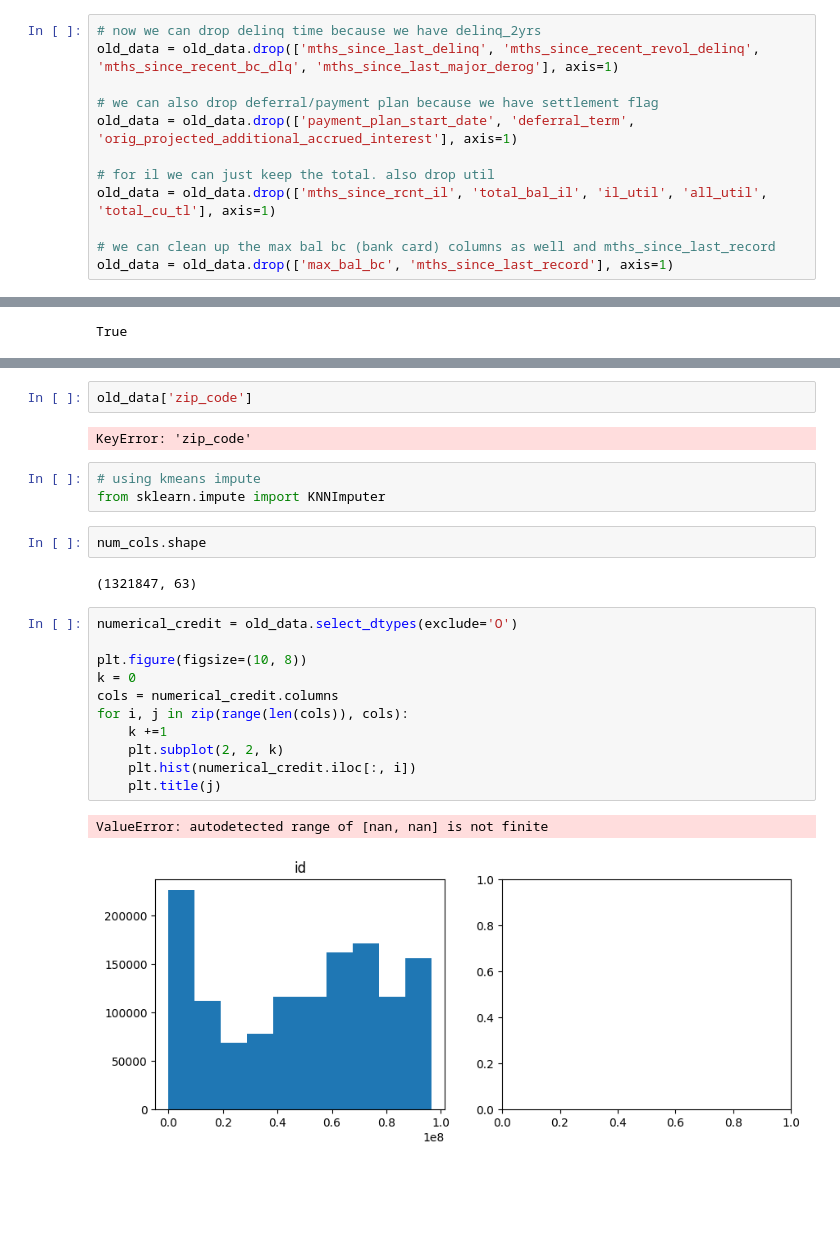
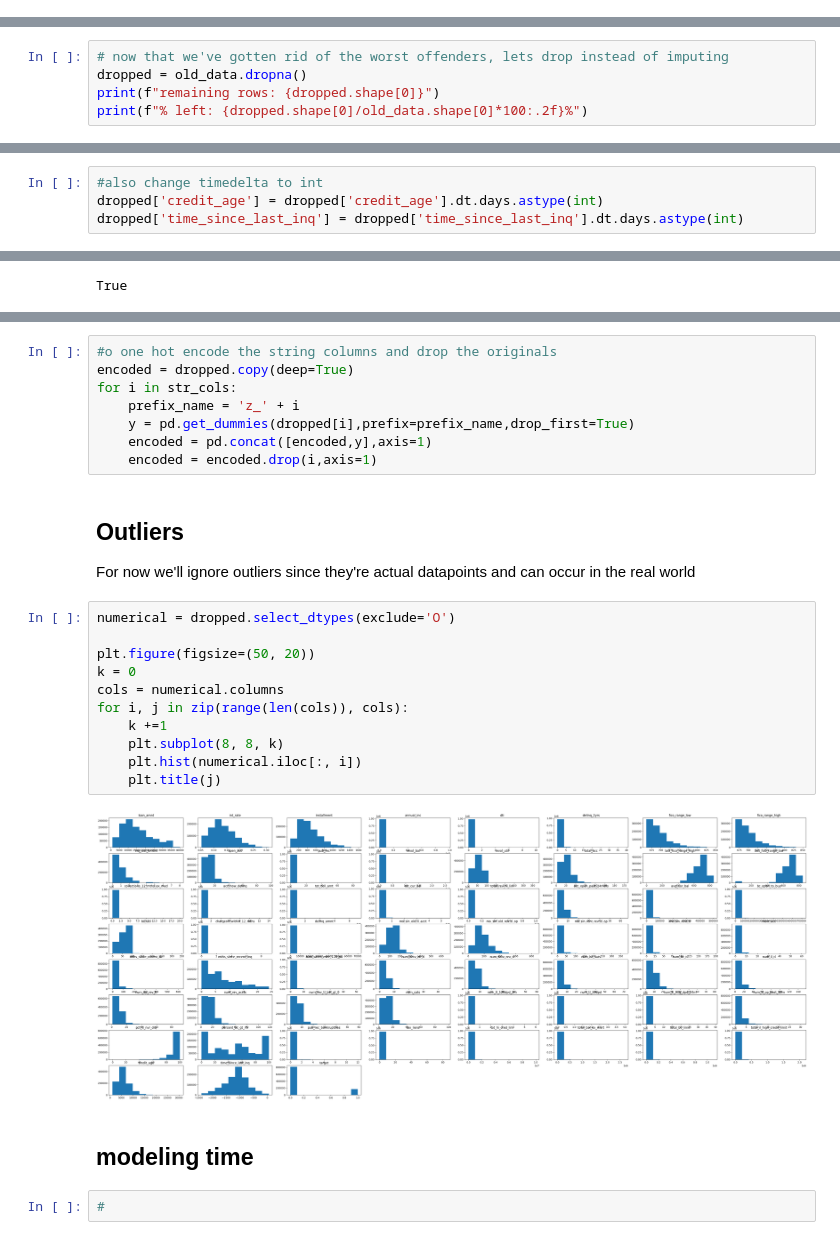
Before and after one commit to tdotkim/nw_msds, a Jupyter notebook: 451_financial_machine_learning/week_8/module8.ipynb, the cells around one changed output, grey strips where cells are left out. Cells and saved outputs as stored; diff of their text form; blank space fills up the shorter version.

```diff
--- a/451_financial_machine_learning/week_8/module8.ipynb
+++ b/451_financial_machine_learning/week_8/module8.ipynb
@@ -162,12 +110,0 @@ tempdf[tempdf[0] > .10]
-# %%
-# now we can drop delinq time because we have delinq_2yrs
-old_data = old_data.drop(['mths_since_last_delinq', 'mths_since_recent_revol_delinq', 'mths_since_recent_bc_dlq', 'mths_since_last_major_derog'], axis=1)
-
-# we can also drop deferral/payment plan because we have settlement flag
-old_data = old_data.drop(['payment_plan_start_date', 'deferral_term', 'orig_projected_additional_accrued_interest'], axis=1)
-
-# for il we can just keep the total. also drop util
-old_data = old_data.drop(['mths_since_rcnt_il', 'total_bal_il', 'il_util', 'all_util', 'total_cu_tl'], axis=1)
-
-# we can clean up the max bal bc (bank card) columns as well and mths_since_last_record
-old_data = old_data.drop(['max_bal_bc', 'mths_since_last_record'], axis=1)
@@ -183,0 +111,5 @@ tempdf[tempdf[0] > 0 ]
+# %%
+# now that we've gotten rid of the worst offenders, lets drop instead of imputing
+dropped = old_data.dropna()
+print(f"remaining rows: {dropped.shape[0]}")
+print(f"% left: {dropped.shape[0]/old_data.shape[0]*100:.2f}%")
@@ -183,0 +137,4 @@ tempdf[tempdf[0] > 0 ]
+# %%
+#also change timedelta to int
+dropped['credit_age'] = dropped['credit_age'].dt.days.astype(int)
+dropped['time_since_last_inq'] = dropped['time_since_last_inq'].dt.days.astype(int)
@@ -262,25 +183,29 @@ Name: count, dtype: int64
-# %%
-old_data['zip_code']
-# %% [output]
-KeyError: 'zip_code'
-# %%
-# using kmeans impute
-from sklearn.impute import KNNImputer
-# %%
-num_cols.shape
-# %% [output]
-(1321847, 63)
+# %%
+#o one hot encode the string columns and drop the originals
+encoded = dropped.copy(deep=True)
+for i in str_cols:
+    prefix_name = 'z_' + i
+    y = pd.get_dummies(dropped[i],prefix=prefix_name,drop_first=True)
+    encoded = pd.concat([encoded,y],axis=1)
+    encoded = encoded.drop(i,axis=1)
+# %% [markdown]
+## Outliers
+
+For now we'll ignore outliers since they're actual datapoints and can occur in the real world
 # %%
-numerical_credit = old_data.select_dtypes(exclude='O')
+numerical = dropped.select_dtypes(exclude='O')
 
-plt.figure(figsize=(10, 8))
+plt.figure(figsize=(50, 20))
 k = 0
-cols = numerical_credit.columns
+cols = numerical.columns
 for i, j in zip(range(len(cols)), cols):
     k +=1
-    plt.subplot(2, 2, k)
-    plt.hist(numerical_credit.iloc[:, i])
+    plt.subplot(8, 8, k)
+    plt.hist(numerical.iloc[:, i])
     plt.title(j)
 # %% [output]
-ValueError: autodetected range of [nan, nan] is not finite
-[figure, old version]
+[figure, new version]
+# %% [markdown]
+## modeling time
+# %%
+#
```
Also changed, not shown: parts of 16 cells of this notebook.
